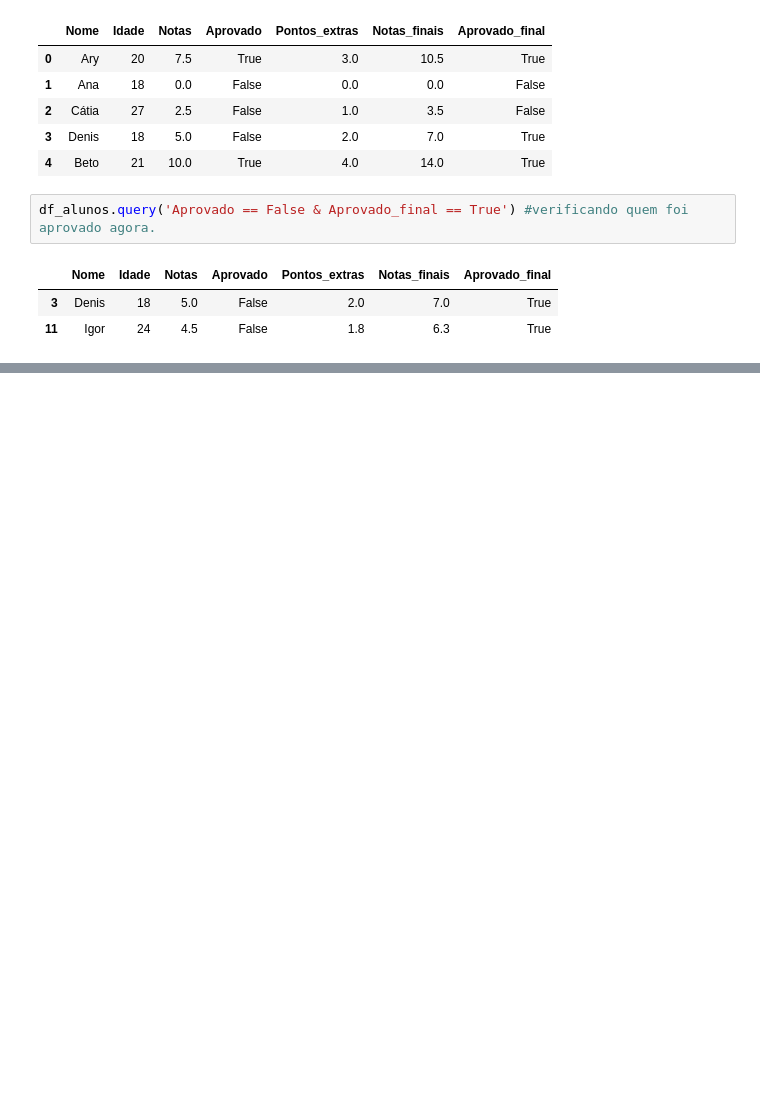
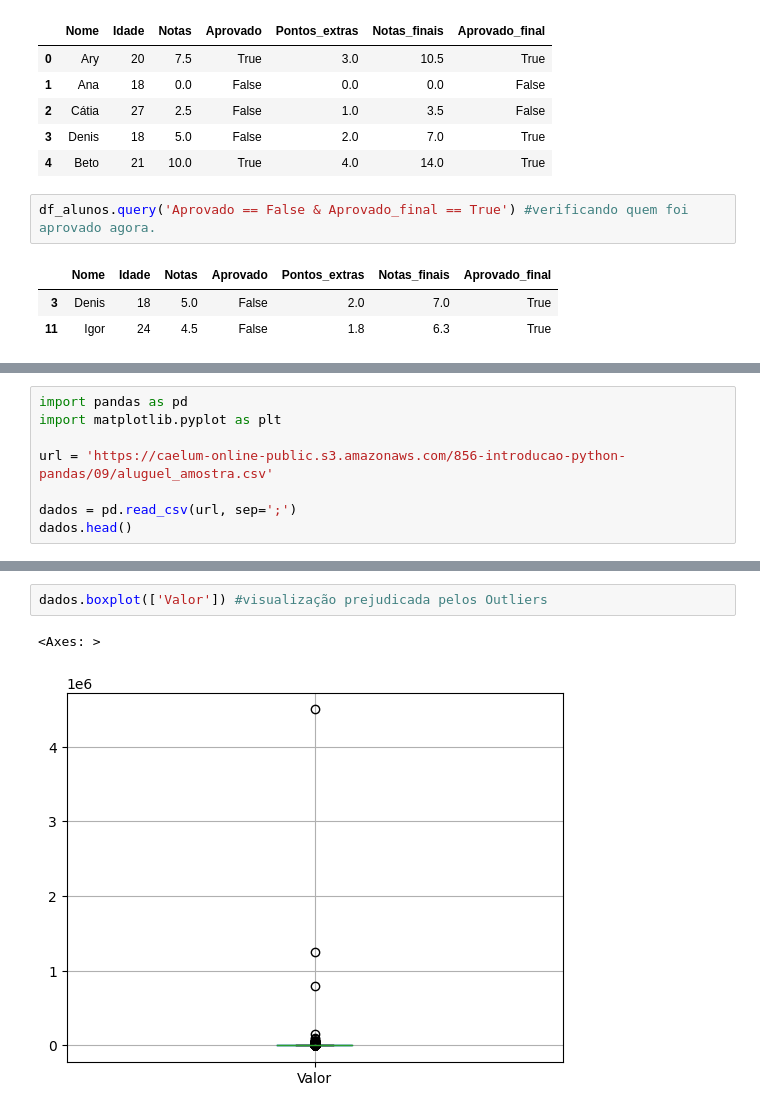
Before and after one commit to viegasgr/introDS, a Jupyter notebook: introPandas.ipynb, the cells around one changed output, grey strips where cells are left out. Drawn from its saved outputs; the diff is of its cells as text; blank space fills up the shorter version.

```diff
--- a/introPandas.ipynb
+++ b/introPandas.ipynb
@@ -655,0 +658,8 @@ df_alunos.query('Aprovado == False & Aprovado_final == True') #verificando quem
+# %%
+import pandas as pd
+import matplotlib.pyplot as plt
+
+url = 'https://caelum-online-public.s3.amazonaws.com/856-introducao-python-pandas/09/aluguel_amostra.csv'
+
+dados = pd.read_csv(url, sep=';')
+dados.head()
@@ -655,0 +673,5 @@ df_alunos.query('Aprovado == False & Aprovado_final == True') #verificando quem
+# %%
+dados.boxplot(['Valor']) #visualização prejudicada pelos Outliers
+# %% [output]
+<Axes: >
+[figure, added]
```
Also changed, not shown: parts of 14 cells of this notebook.
